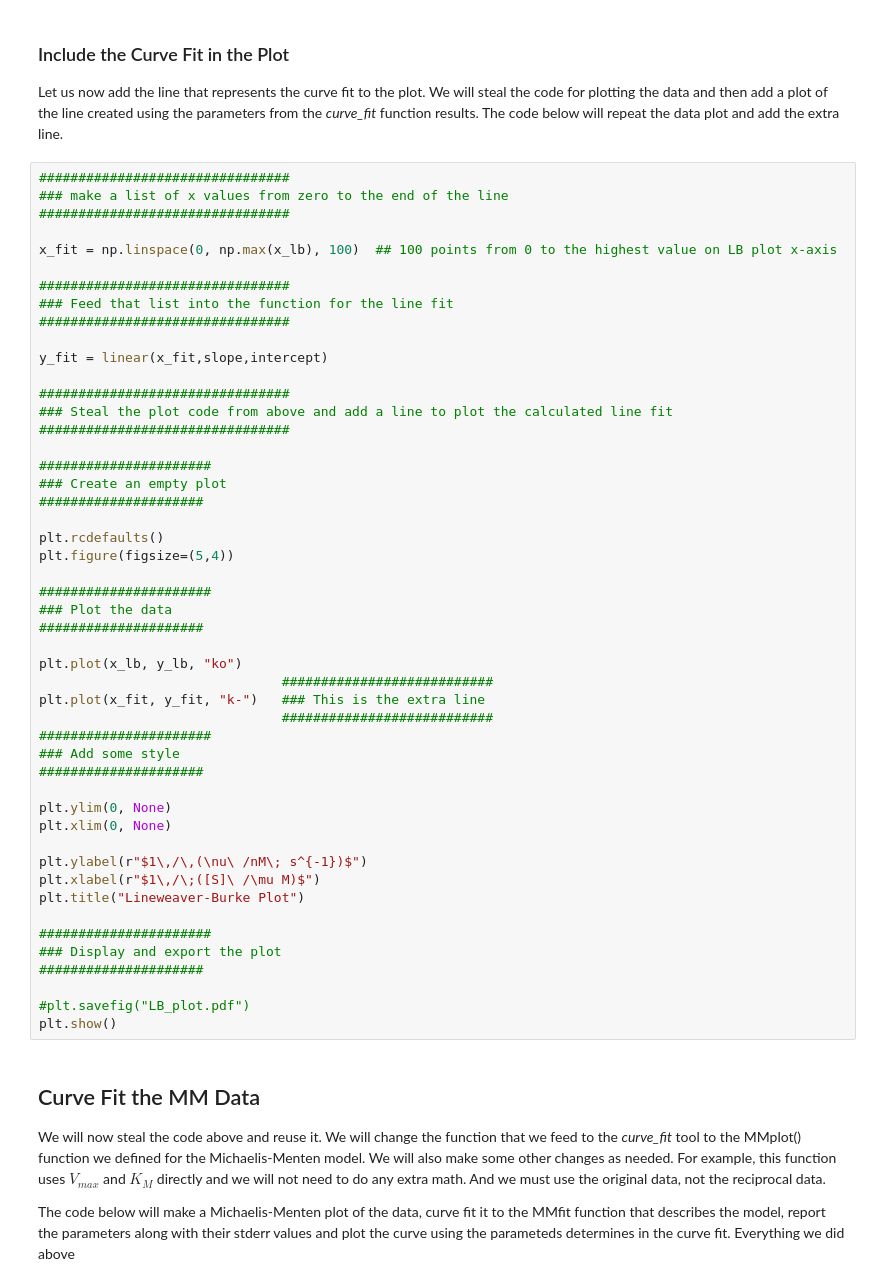
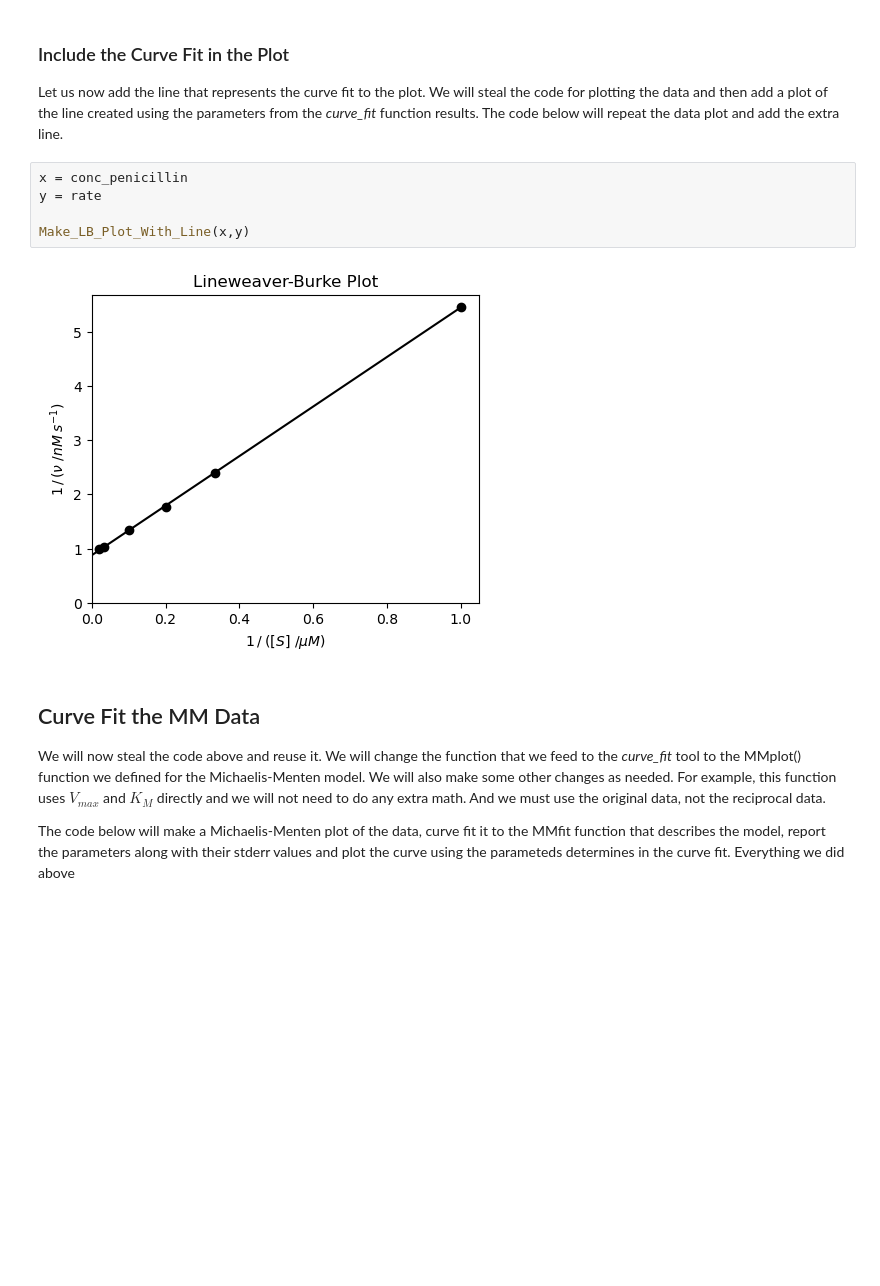
Before and after one commit to blinkletter/3530Biochem, a Jupyter notebook: T3_MM_Intro_basics_functions.ipynb, the cells around one changed output. Saved outputs shown, nothing was run; the diff lists cells and outputs as text; blank space fills up the shorter version.

```diff
--- a/T3_MM_Intro_basics_functions.ipynb
+++ b/T3_MM_Intro_basics_functions.ipynb
@@ -251,55 +233,13 @@ The stderr for Vmax is 0.011
 ### Include the Curve Fit in the Plot
 
 Let us now add the line that represents the curve fit to the plot.  We will steal the code for plotting the data and then add a plot of the line created using the parameters from the *curve_fit* function results. The code below will repeat the data plot and add the extra line.
-# %%
-################################
-### make a list of x values from zero to the end of the line
-################################
-
-x_fit = np.linspace(0, np.max(x_lb), 100)  ## 100 points from 0 to the highest value on LB plot x-axis
-
-################################
-### Feed that list into the function for the line fit
-################################
-
-y_fit = linear(x_fit,slope,intercept)
-
-################################
-### Steal the plot code from above and add a line to plot the calculated line fit
-################################
-
-######################
-### Create an empty plot
-#####################
-
-plt.rcdefaults()
-plt.figure(figsize=(5,4))
-
-######################
-### Plot the data
-#####################
-
-plt.plot(x_lb, y_lb, "ko")
-                               ###########################
-plt.plot(x_fit, y_fit, "k-")   ### This is the extra line
-                               ###########################
-######################
-### Add some style
-#####################
-
-plt.ylim(0, None)
-plt.xlim(0, None)
-
-plt.ylabel(r"$1\,/\,(\nu\ /nM\; s^{-1})$")
-plt.xlabel(r"$1\,/\;([S]\ /\mu M)$")
-plt.title("Lineweaver-Burke Plot")
-
-######################
-### Display and export the plot
-#####################
-
-#plt.savefig("LB_plot.pdf")
-plt.show()
+# %%
+x = conc_penicillin
+y = rate
+
+Make_LB_Plot_With_Line(x,y)
+# %% [output]
+[figure, added]
 # %% [markdown]
 ## Curve Fit the MM Data
 
```
Also changed, not shown: parts of 6 cells of this notebook.
